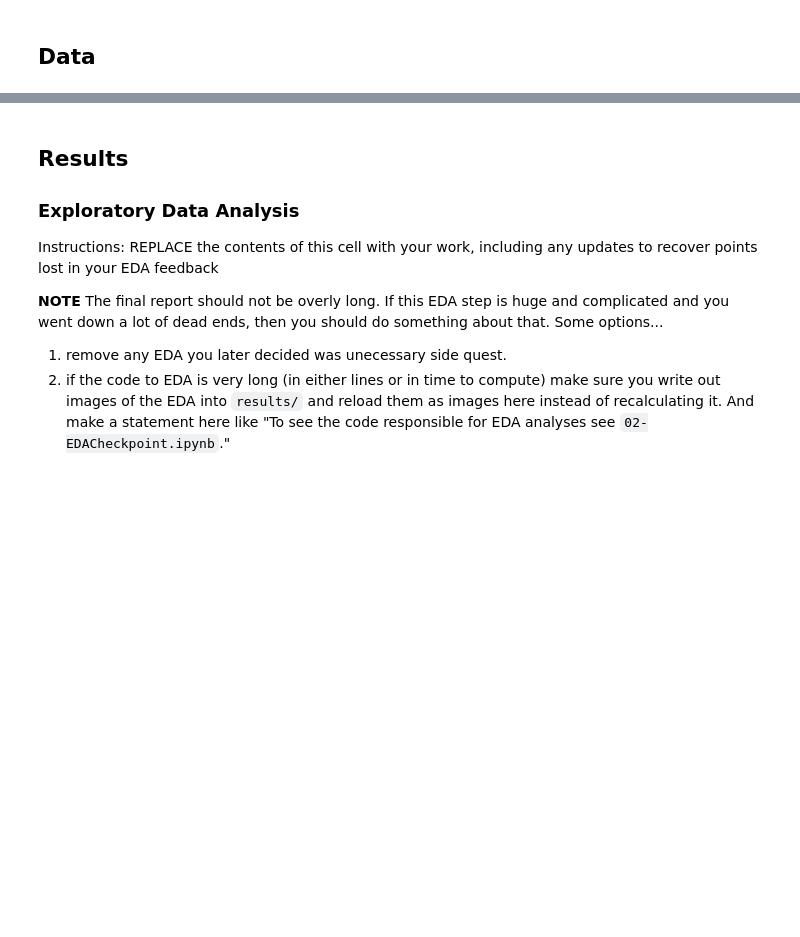
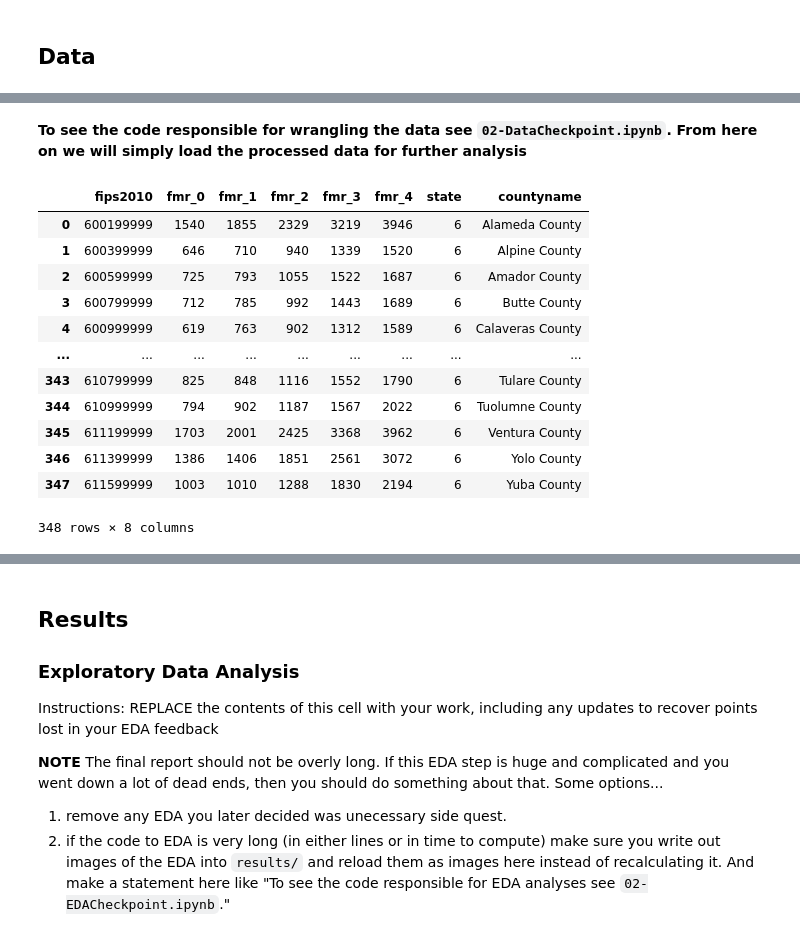
Before and after one commit to COGS108/Group078_WI26, a Jupyter notebook: 03-FinalProject.ipynb, the cells around one changed output, grey strips where cells are left out. Cells and saved outputs as stored; diff of their text form; code cells hidden in the pictures; blank space fills up the shorter version.

```diff
--- a/03-FinalProject.ipynb
+++ b/03-FinalProject.ipynb
@@ -110,0 +998,19 @@ Instructions: REPLACE the contents of this cell with your work, including any up
+# %% [markdown]
+**To see the code responsible for wrangling the data see `02-DataCheckpoint.ipynb`. From here on we will simply load the processed data for further analysis**
+# %%
+df_fmr = pd.read_csv('data/01-interim/CA_fmp.csv')
+df_fmr
+# %% [output]
+|  | fips2010 | fmr_0 | fmr_1 | fmr_2 | fmr_3 | fmr_4 | state | countyname |
+| 0 | 600199999 | 1540 | 1855 | 2329 | 3219 | 3946 | 6 | Alameda County |
+| 1 | 600399999 | 646 | 710 | 940 | 1339 | 1520 | 6 | Alpine County |
+| 2 | 600599999 | 725 | 793 | 1055 | 1522 | 1687 | 6 | Amador County |
+| 3 | 600799999 | 712 | 785 | 992 | 1443 | 1689 | 6 | Butte County |
+| 4 | 600999999 | 619 | 763 | 902 | 1312 | 1589 | 6 | Calaveras County |
+| ... | ... | ... | ... | ... | ... | ... | ... | ... |
+| 343 | 610799999 | 825 | 848 | 1116 | 1552 | 1790 | 6 | Tulare County |
+| 344 | 610999999 | 794 | 902 | 1187 | 1567 | 2022 | 6 | Tuolumne County |
+| 345 | 611199999 | 1703 | 2001 | 2425 | 3368 | 3962 | 6 | Ventura County |
+| 346 | 611399999 | 1386 | 1406 | 1851 | 2561 | 3072 | 6 | Yolo County |
+| 347 | 611599999 | 1003 | 1010 | 1288 | 1830 | 2194 | 6 | Yuba County |
+348 rows × 8 columns
```
Also changed, not shown: parts of 49 cells of this notebook.
